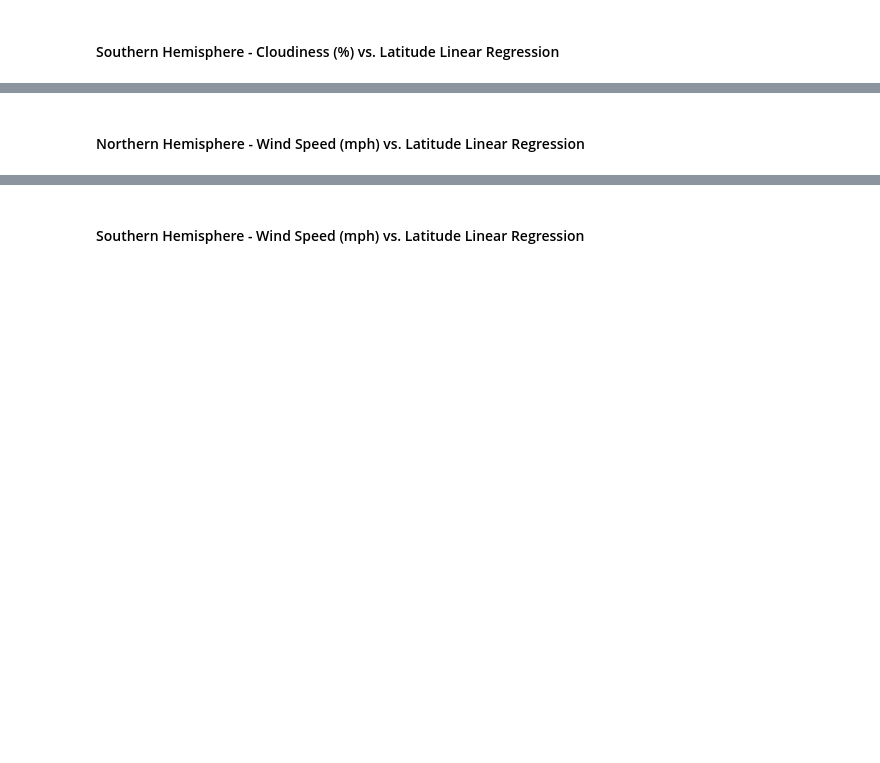
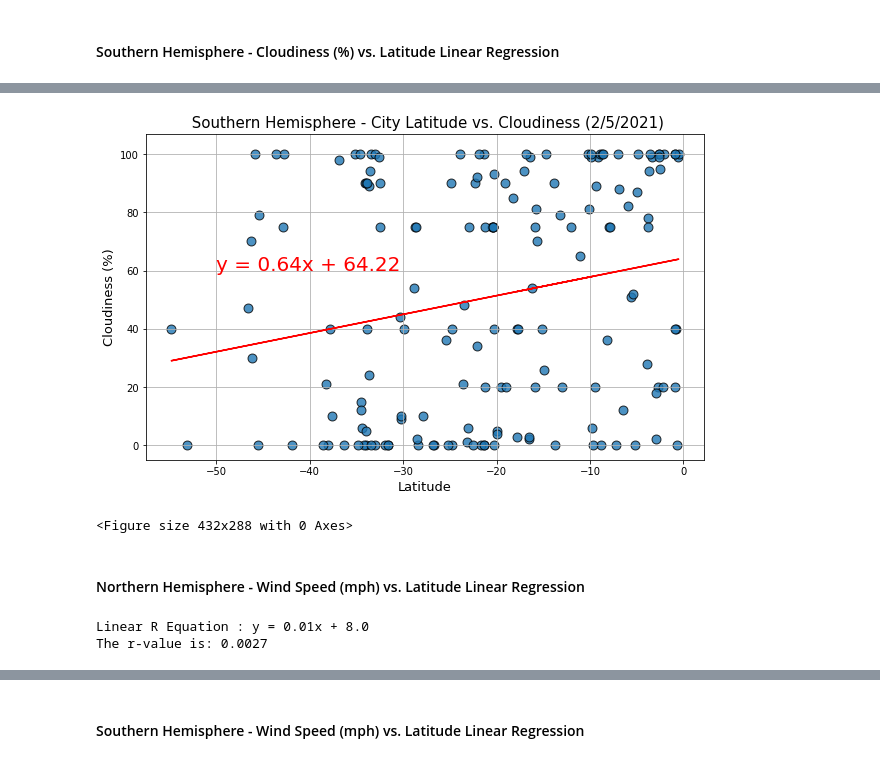
Before and after one commit to divya-gh/python-api-challenge, a Jupyter notebook: WeatherPy/WeatherPy.ipynb, the cells around one changed output, grey strips where cells are left out. Saved outputs shown, nothing was run; the diff lists cells and outputs as text; code cells hidden in the pictures; blank space fills up the shorter version.

```diff
--- a/WeatherPy/WeatherPy.ipynb
+++ b/WeatherPy/WeatherPy.ipynb
@@ -508,2 +635,42 @@ Index(['City', 'Lat', 'Lng', 'Max Temp(F)', 'Humidity', 'Cloudiness',
+# %%
+#plotting scatter Southern Hemisphere - Cloudiness (%) vs. Latitude with Linear Regression
+#Set Title and Label for the pLot
+title_Scloud = f" Southern Hemisphere - City Latitude vs. Cloudiness ({date})"
+ylabel_Scloud = "Cloudiness (%)"
+
+#Set ylim minimum
+ymin_Scloud = 5
+ymax_Scloud = 7
+
+#set annotation limit
+lmin_Scloud = -50
+lmax_Scloud =-40
+
+#Call the function for plotting
+scatterplot_S_cloud =  LR_Scatterplot(x_axis_SH_cloud,
+                                      y_axis_SH_cloud ,
+                                      regress_values_S_cloud,
+                                      line_eq_S_cloud,
+                                      title_Scloud,
+                                      ylabel_Scloud,
+                                      ymin_Scloud, ymax_Scloud,
+                                      lmin_Scloud , lmax_Scloud )
+# %% [output]
+[figure, added]
+<Figure size 432x288 with 0 Axes>
 # %% [markdown]
 ####  Northern Hemisphere - Wind Speed (mph) vs. Latitude Linear Regression
+# %%
+# Find X_Axis and Y_Axis values
+x_axis_NH_wind = Northern_hemisphere_df['Lat']
+y_axis_NH_wind= Northern_hemisphere_df['Wind Speed']
+
+#Call function to calculate Line equation and R vlaue
+rvalue_N_wind , line_eq_N_wind, regress_values_N_wind= linarequation(x_axis_NH_wind,y_axis_NH_wind)
+
+#Print values to display
+print(f'Linear R Equation : {line_eq_N_wind}')
+print(f"The r-value is: {round(rvalue_N_wind**2,4)}")
+# %% [output]
+Linear R Equation : y = 0.01x + 8.0
+The r-value is: 0.0027
```
Also changed, not shown: parts of 12 cells of this notebook.
